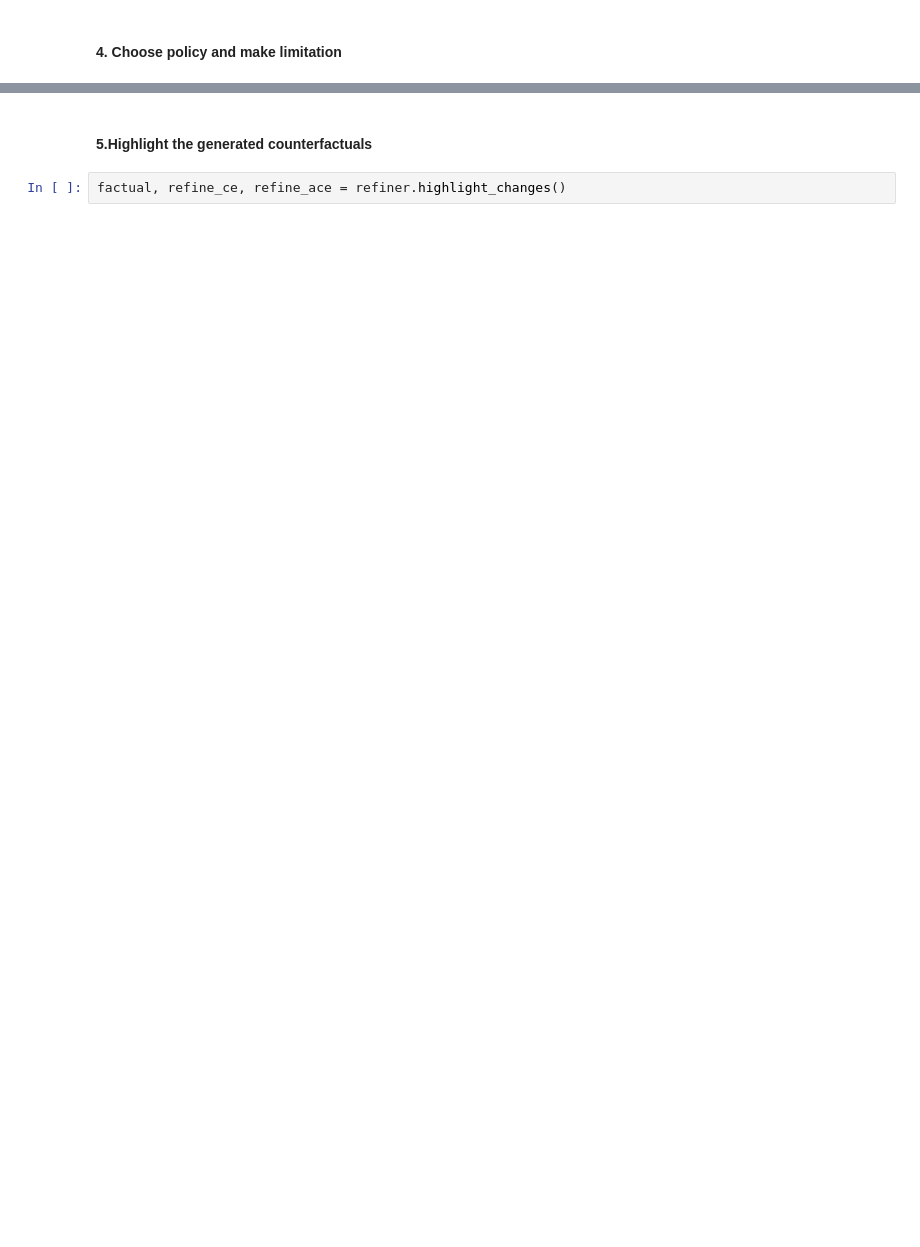
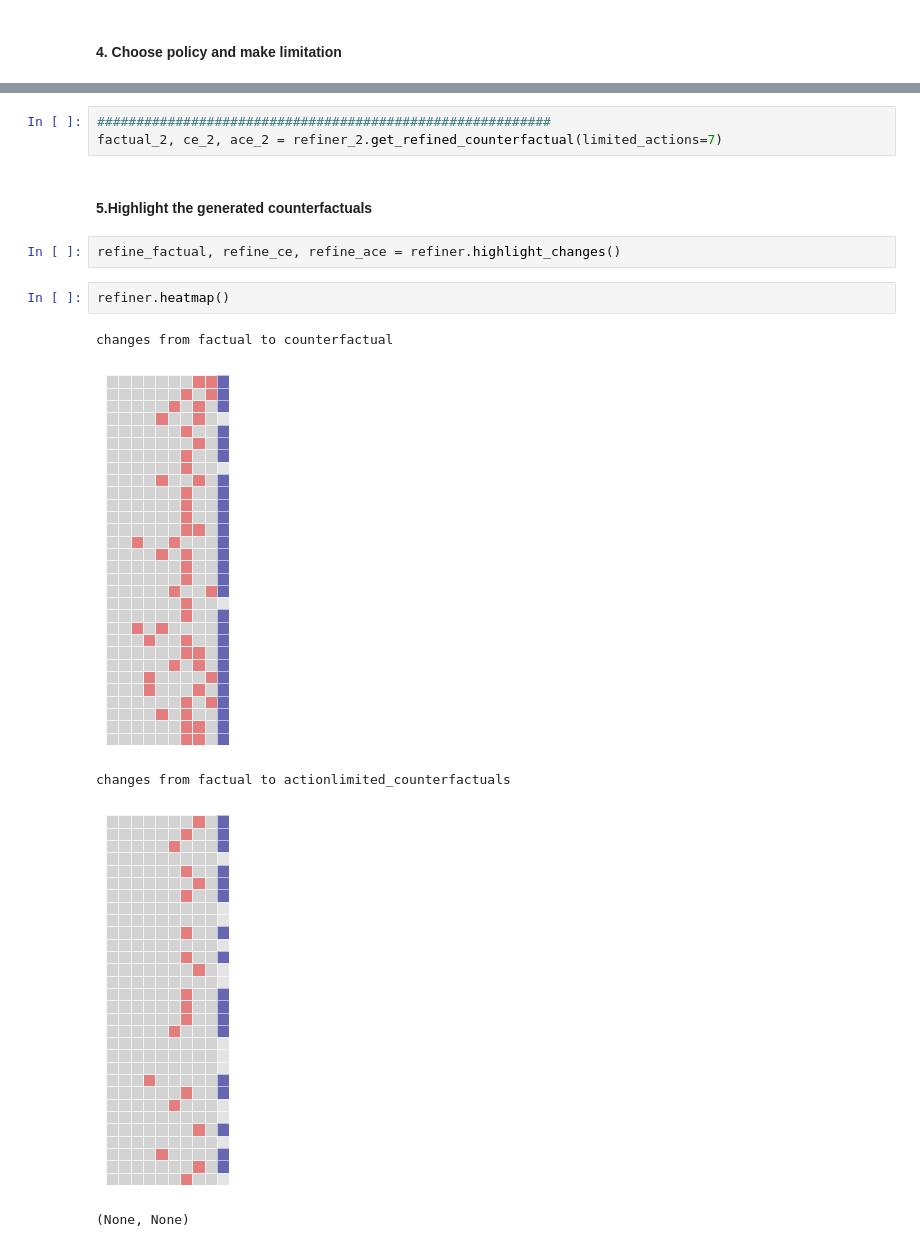
Before and after one commit to understanding-ml/COLA, a Jupyter notebook: demo.ipynb, the cells around one changed output, grey strips where cells are left out. Saved outputs shown, nothing was run; the diff lists cells and outputs as text; blank space fills up the shorter version.

```diff
--- a/demo.ipynb
+++ b/demo.ipynb
@@ -115,4 +187,15 @@ INFO:shap:phi = [-0.00231767 -0.06277694 -0.03997775  0.05313482  0.09225603  0.
+# %%
+##########################################################
+factual_2, ce_2, ace_2 = refiner_2.get_refined_counterfactual(limited_actions=7)
 # %% [markdown]
 #### 5.Highlight the generated counterfactuals
 # %%
-factual, refine_ce, refine_ace = refiner.highlight_changes()
+refine_factual, refine_ce, refine_ace = refiner.highlight_changes()
+# %%
+refiner.heatmap()
+# %% [output]
+changes from factual to counterfactual
+[figure, added]
+changes from factual to actionlimited_counterfactuals
+[figure, added]
+(None, None)
```
Also changed, not shown: parts of 25 cells of this notebook, 10 other files.
